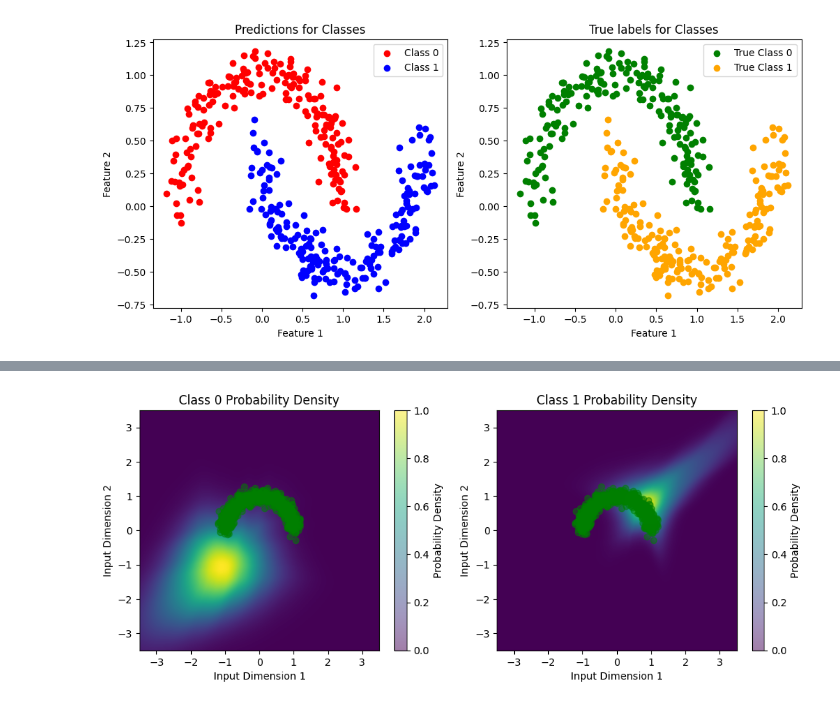
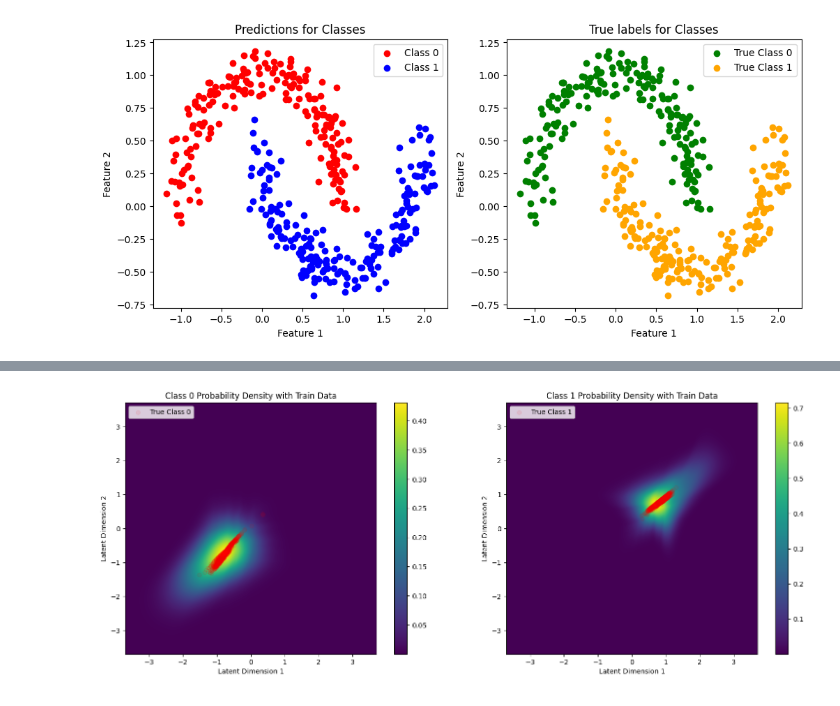
Before and after one commit to FenrisWulven/Normalising-Flow-DNN, a Jupyter notebook: CouplingFlow_two_moons_plots.ipynb, the cells around one changed output, grey strips where cells are left out. Cells and saved outputs as stored; diff of their text form; code cells hidden in the pictures.

```diff
--- a/CouplingFlow_two_moons_plots.ipynb
+++ b/CouplingFlow_two_moons_plots.ipynb
@@ -166,13 +166,18 @@ class CNN(nn.Module):
 
         super(CNN, self).__init__()
         self.fc1 = nn.Linear(2, 32)
-        self.relu1 = nn.ReLU()
+        self.act1 = nn.LeakyReLU()
         self.dropout1 = nn.Dropout(0.3)
         self.fc2 = nn.Linear(32, 32)
         self.relu2 = nn.ReLU()
+        #self.act2 = nn.Sigmoid
         self.dropout2 = nn.Dropout(0.3)
         self.fc3 = nn.Linear(32, latent_dim)
         self.batchnorm = nn.BatchNorm1d(latent_dim) #num_classes
+        # increase hidden layers and neurons for more complex data patterns
+        # use different activation functions that are non-linear such as tanh, sigmoid, leaky relu, elu
+
+
         ## Afprøve:
         # learning rate scheduler
         # rapport
@@ -181,10 +186,10 @@ class CNN(nn.Module):
 
     def forward(self, x):
         x = self.fc1(x)
-        x = self.relu1(x)
+        x = self.act1(x)
         x = self.dropout1(x)
         x = self.fc2(x)
-        x = self.relu2(x)
+        x = self.act2(x)
         x = self.dropout2(x)
         x = self.fc3(x)
         x = self.batchnorm(x)
@@ -239,7 +245,7 @@ class PosteriorNetwork(nn.Module):
 # %%
 from torch.utils.data import DataLoader, TensorDataset
 # Generate the "make_moons" dataset
-X, y = make_moons(n_samples=2000, noise=0.1, random_state=42)
+X, y = make_moons(n_samples=1000, noise=0.1, random_state=42)
 
 # 20% test data
 X_train, X_test, y_train, y_test = train_test_split(X, y, test_size=0.2, random_state=42)
@@ -645,43 +683,62 @@ plt.show()
 # %%
-# Create a meshgrid in the input space
-nx, ny = (500, 500)
-x = np.linspace(-2.5, 2.5, nx)
-y = np.linspace(-2.5, 2.5, ny)
+# Plot the meshgrid of the learned latent space
+# Create a meshgrid in the latent space
+coords = 3.7
+denseness = 700
+nx, ny = (denseness, denseness)
+x = np.linspace(-coords, coords, nx)
+y = np.linspace(-coords, coords, ny)
 xv, yv = np.meshgrid(x, y)
 mesh = np.stack((xv.flatten(), yv.flatten()), axis=1)
 mesh_tensor = torch.FloatTensor(mesh).to(device)
 
+# Run the train data through only the CNN using the best_model.pt
+latent_train_data = best_model.cnn(X_train_tensor.to(device)).cpu().detach().numpy()
+num_samples = 1000
+samples, posterior_samples, generated_samples = [], [], []
 # Compute log-probabilities for each class
 logprobs = []
-for class_label in range(num_classes):
-    log_prob = flow_models[class_label].log_prob(mesh_tensor).clamp(min=-10, max=10)
+for i in range(num_classes):
+    log_prob = flow_models[i].log_prob(mesh_tensor).clamp(min=-10, max=10)
     logprobs.append(log_prob.cpu().reshape((nx, ny)).detach().numpy())
-
-num_samples = 1000  # The number of samples you want to generate
-
-posterior_samples = []
-for i in range(num_classes):
+    samples.append(best_model.flow_models[i].sample(num_samples).to(device))
     # Sample from the posterior distribution using the NormalizingFlow object
     post = best_model.flow_models[i].latent_sample(num_samples).to(device)
     posterior_samples.append(post)
-generated_samples = []
+    #Use the generative part of the Normalizing Flow to map samples to data space
+    #generated_samples.append(best_model.flow_models[i].g(post))
+
 for i in range(num_classes):
-    # Use the generative part of the Normalizing Flow to map samples to data space
-    generated = best_model.flow_models[i].g(posterior_samples[i])
-    generated_samples.append(generated)
-
+    generated_samples.append(best_model.flow_models[i].g(posterior_samples[i]))
 
 # Plot the log probabilities as heatmaps for each class
-plt.figure(figsize=(10, 4))
+colors = ['red', 'red']
+plt.figure(figsize=(16,6))
 for class_label in range(num_classes):
     plt.subplot(1, num_classes, class_label + 1)
-    plt.imshow(np.exp(logprobs[class_label]), extent=[-3.5, 3.5, -3.5, 3.5], origin='lower', cmap='viridis')
-    plt.scatter(X_train[y_train == 0][:, 0], X_train[y_train == 0][:, 1], c='green', label='True Class 0', marker='o', alpha=0.5)
-    plt.colorbar(label='Probability Density')
-    plt.xlabel('Input Dimension 1')
-    plt.ylabel('Input Dimension 2')
-    plt.title(f'Class {class_label} Probability Density')
+    plt.imshow(np.exp(logprobs[class_label]), extent=[-coords, coords, -coords, coords], origin='lower', cmap='viridis')
+    plt.colorbar()
+    plt.scatter(latent_train_data[y_train == class_label][:, 0], latent_train_data[y_train == class_label][:, 1],
+                c=colors[class_label], alpha=0.07, label=f'True Class {class_label}')
+    plt.xlabel('Latent Dimension 1')
+    plt.ylabel('Latent Dimension 2')
+    plt.legend(loc='upper left')
+    plt.title(f'Class {class_label} Probability Density with Train Data')
 plt.tight_layout()
 plt.show()
+
+plt.figure(figsize=(16,6))
+for class_label in range(num_classes):
+    plt.subplot(1, num_classes, class_label + 1)
+    plt.imshow(np.exp(logprobs[class_label]), extent=[-coords, coords, -coords, coords], origin='lower', cmap='viridis')
+    plt.colorbar()
+    plt.scatter(generated_samples[class_label][:, 0].numpy(), generated_samples[class_label][:, 1].numpy(),
+                c=colors[class_label],s=10, alpha=0.07, label=f'Generated Class {class_label}')
+    plt.xlabel('Latent Dimension 1')
+    plt.ylabel('Latent Dimension 2')
+    plt.legend(loc='upper left')
+    plt.title(f'Class {class_label} Probability Density with Generated Samples')
+plt.tight_layout()
+plt.show()
 # %% [output]
-[figure, old version]
+[figure, new version]
```
Also changed, not shown: parts of 20 cells of this notebook, 16 other files.
